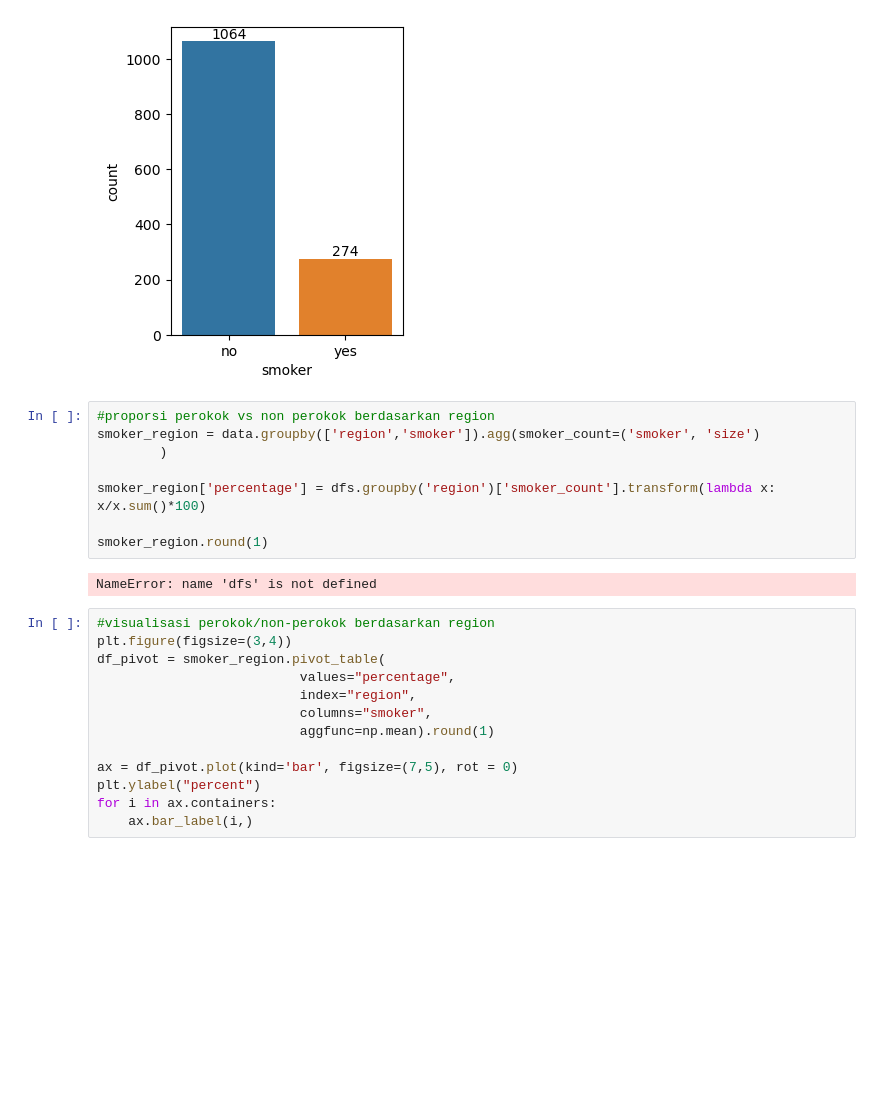
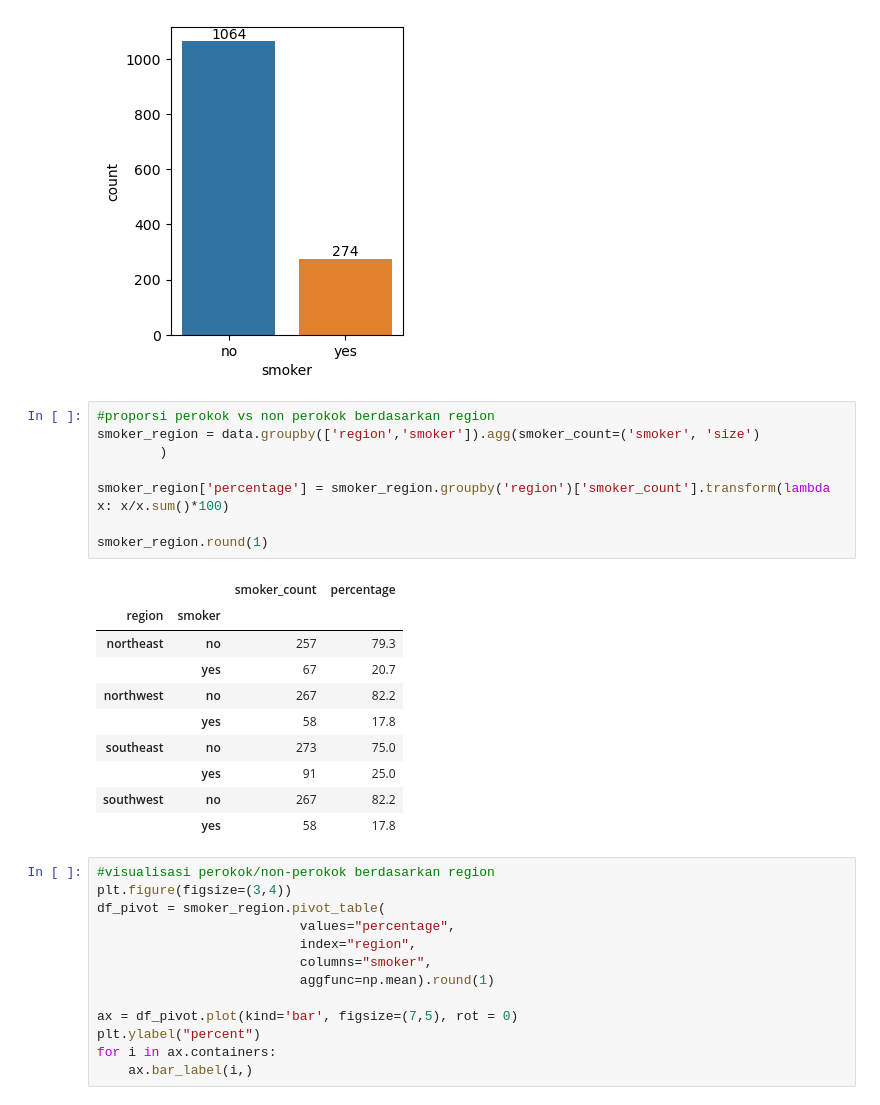
Before and after one commit to christrihardy/Insurance-Data-Analysis---Probability, a Jupyter notebook: discrete.ipynb, the cells around one changed output. Saved outputs shown, nothing was run; the diff lists cells and outputs as text; blank space fills up the shorter version.

```diff
--- a/discrete.ipynb
+++ b/discrete.ipynb
@@ -98,13 +98,22 @@ ax.bar_label(container=ax.containers[0], labels=smoke_values)
 # %%
 #proporsi perokok vs non perokok berdasarkan region
 smoker_region = data.groupby(['region','smoker']).agg(smoker_count=('smoker', 'size')
         )
 
-smoker_region['percentage'] = dfs.groupby('region')['smoker_count'].transform(lambda x: x/x.sum()*100)
+smoker_region['percentage'] = smoker_region.groupby('region')['smoker_count'].transform(lambda x: x/x.sum()*100)
 
 smoker_region.round(1)
 # %% [output]
-NameError: name 'dfs' is not defined
+|  |  | smoker_count | percentage |
+| region | smoker |  |  |
+| northeast | no | 257 | 79.3 |
+|  | yes | 67 | 20.7 |
+| northwest | no | 267 | 82.2 |
+|  | yes | 58 | 17.8 |
+| southeast | no | 273 | 75.0 |
+|  | yes | 91 | 25.0 |
+| southwest | no | 267 | 82.2 |
+|  | yes | 58 | 17.8 |
 # %%
 #visualisasi perokok/non-perokok berdasarkan region
 plt.figure(figsize=(3,4))
```
